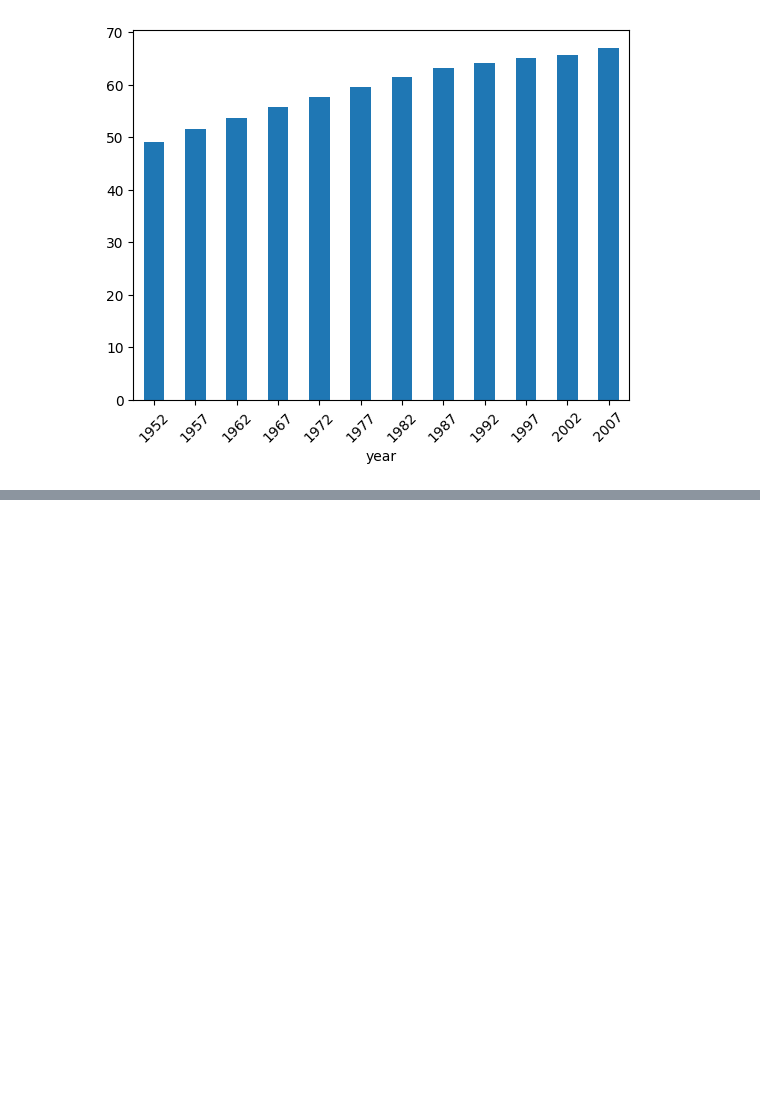
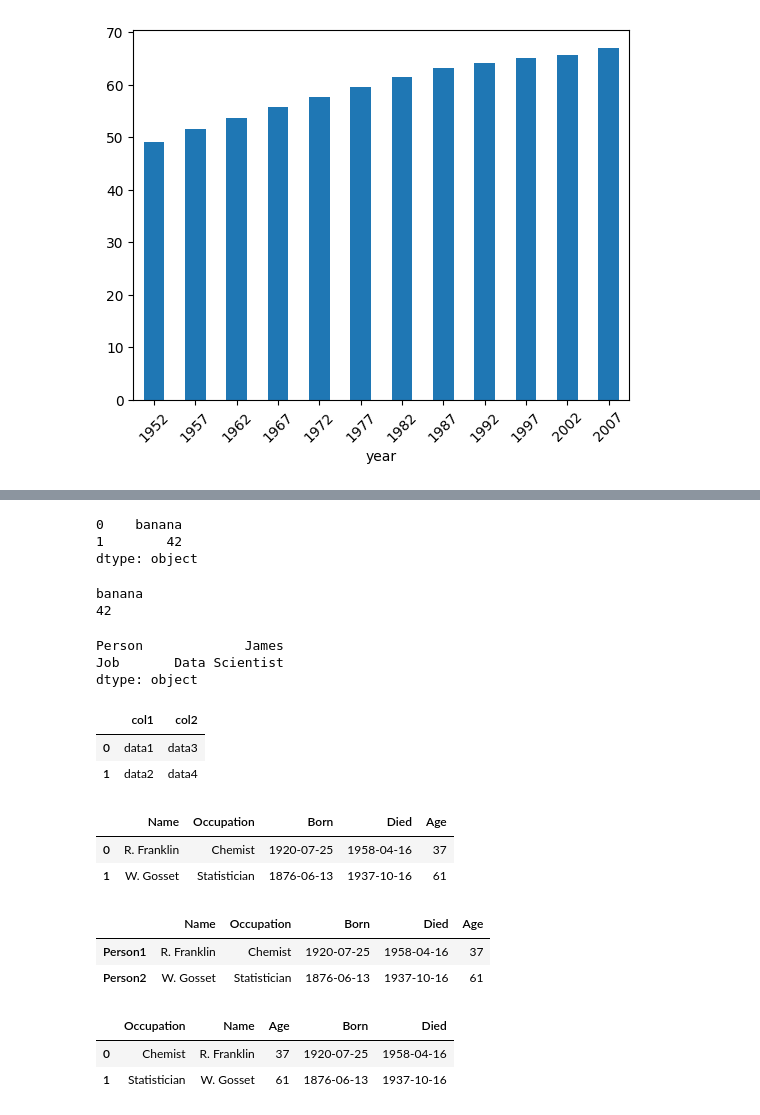
Before and after one commit to jamesbluenote/doit_pandas, a Jupyter notebook: test_01.ipynb, the cells around one changed output, grey strips where cells are left out. Drawn from its saved outputs; the diff is of its cells as text; code cells hidden in the pictures; blank space fills up the shorter version.

```diff
--- a/test_01.ipynb
+++ b/test_01.ipynb
@@ -494,3 +534,64 @@ from collections import OrderedDict
 import random
 import xlwt
 import openpyxl
+# %%
+s1 = pd.Series(['banana', 42])
+s1
+# %% [output]
+0    banana
+1        42
+dtype: object
+# %%
+print(s1[0])
+print(s1[1])
+# %% [output]
+banana
+42
+# %%
+s_index = pd.Series(['James', 'Data Scientist'], index=['Person', 'Job'])
+s_index
+# %% [output]
+Person             James
+Job       Data Scientist
+dtype: object
+# %%
+pd.DataFrame({'col1' : ['data1', 'data2'], 'col2' : ['data3', 'data4']})
+# %% [output]
+|  | col1 | col2 |
+| 0 | data1 | data3 |
+| 1 | data2 | data4 |
+# %%
+df_scientists = pd.DataFrame({'Name' : ['R. Franklin', 'W. Gosset'],
+                              'Occupation' : ['Chemist', 'Statistician'],
+                              'Born' : ['1920-07-25', '1876-06-13'],
+                              'Died' : ['1958-04-16', '1937-10-16'],
+                              'Age'  : [37, 61]})
+df_scientists
+# %% [output]
+|  | Name | Occupation | Born | Died | Age |
+| 0 | R. Franklin | Chemist | 1920-07-25 | 1958-04-16 | 37 |
+| 1 | W. Gosset | Statistician | 1876-06-13 | 1937-10-16 | 61 |
+# %%
+df_idx_scientists = pd.DataFrame(data = {'Name' : ['R. Franklin', 'W. Gosset'],
+                                         'Occupation' : ['Chemist', 'Statistician'],
+                                         'Born' : ['1920-07-25', '1876-06-13'],
+                                         'Died' : ['1958-04-16', '1937-10-16'],
+                                         'Age'  : [37, 61]},
+                                index = ['Person1', 'Person2'])
+df_idx_scientists
+# %% [output]
+|  | Name | Occupation | Born | Died | Age |
+| Person1 | R. Franklin | Chemist | 1920-07-25 | 1958-04-16 | 37 |
+| Person2 | W. Gosset | Statistician | 1876-06-13 | 1937-10-16 | 61 |
+# %%
+df_ord_scientists = pd.DataFrame(data = {'Name' : ['R. Franklin', 'W. Gosset'],
+                                          'Occupation' : ['Chemist', 'Statistician'],
+                                          'Born' : ['1920-07-25', '1876-06-13'],
+                                          'Died' : ['1958-04-16', '1937-10-16'],
+                                          'Age'  : [37, 61]},
+                                 columns = ['Occupation', 'Name', 'Age', 'Born', 'Died'])
+df_ord_scientists
+# %% [output]
+|  | Occupation | Name | Age | Born | Died |
+| 0 | Chemist | R. Franklin | 37 | 1920-07-25 | 1958-04-16 |
+| 1 | Statistician | W. Gosset | 61 | 1876-06-13 | 1937-10-16 |
```
Also changed, not shown: parts of 22 cells of this notebook, 1 other file.
